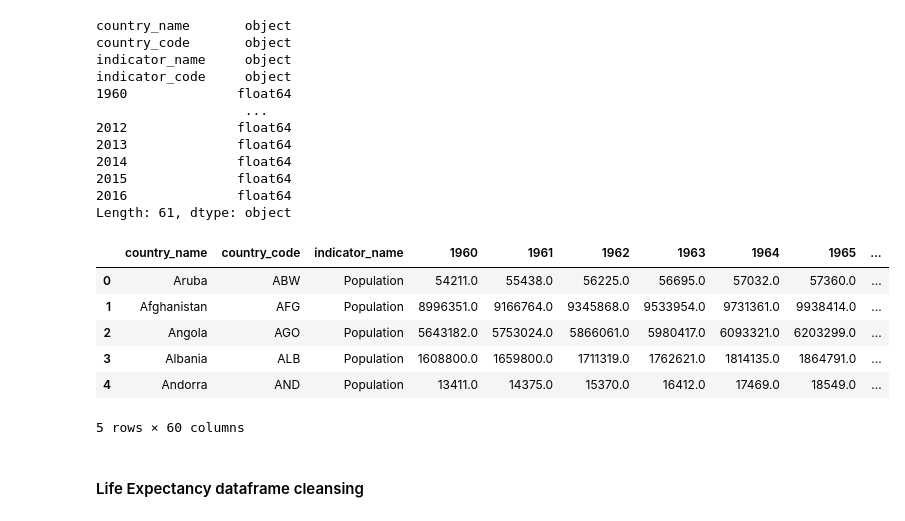
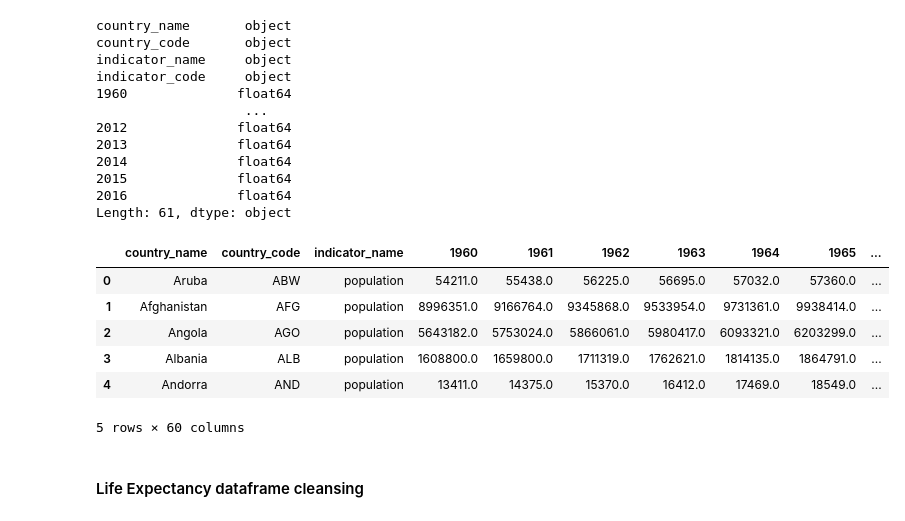
Before and after one commit to Starlinf/ETL_Project, a Jupyter notebook: ETL_pandas.ipynb, the cells around one changed output. Drawn from its saved outputs; the diff is of its cells as text; code cells hidden in the pictures.

```diff
--- a/ETL_pandas.ipynb
+++ b/ETL_pandas.ipynb
@@ -83,24 +83,24 @@ Length: 61, dtype: object
 # %%
 # drop NaN's
 no_null_pop_df = pop_df.dropna(how='any')
 
 # drop column indicator_codenew
 new_pop_df = no_null_pop_df.drop(columns=['indicator_code'])
 
 # remove ", total" from indicator name
-new_pop_df['indicator_name'] = new_pop_df['indicator_name'].replace({'Population, total': 'Population'})
+new_pop_df['indicator_name'] = new_pop_df['indicator_name'].replace({'Population, total': 'population'})
 
 # set country_code as index
 # new_pop_df.set_index("country_code", inplace=True)
 
 new_pop_df.head()
 # %% [output]
 |  | country_name | country_code | indicator_name | 1960 | 1961 | 1962 | 1963 | 1964 | 1965 | ... |
-| 0 | Aruba | ABW | Population | 54211.0 | 55438.0 | 56225.0 | 56695.0 | 57032.0 | 57360.0 | ... |
-| 1 | Afghanistan | AFG | Population | 8996351.0 | 9166764.0 | 9345868.0 | 9533954.0 | 9731361.0 | 9938414.0 | ... |
-| 2 | Angola | AGO | Population | 5643182.0 | 5753024.0 | 5866061.0 | 5980417.0 | 6093321.0 | 6203299.0 | ... |
-| 3 | Albania | ALB | Population | 1608800.0 | 1659800.0 | 1711319.0 | 1762621.0 | 1814135.0 | 1864791.0 | ... |
-| 4 | Andorra | AND | Population | 13411.0 | 14375.0 | 15370.0 | 16412.0 | 17469.0 | 18549.0 | ... |
+| 0 | Aruba | ABW | population | 54211.0 | 55438.0 | 56225.0 | 56695.0 | 57032.0 | 57360.0 | ... |
+| 1 | Afghanistan | AFG | population | 8996351.0 | 9166764.0 | 9345868.0 | 9533954.0 | 9731361.0 | 9938414.0 | ... |
+| 2 | Angola | AGO | population | 5643182.0 | 5753024.0 | 5866061.0 | 5980417.0 | 6093321.0 | 6203299.0 | ... |
+| 3 | Albania | ALB | population | 1608800.0 | 1659800.0 | 1711319.0 | 1762621.0 | 1814135.0 | 1864791.0 | ... |
+| 4 | Andorra | AND | population | 13411.0 | 14375.0 | 15370.0 | 16412.0 | 17469.0 | 18549.0 | ... |
 5 rows × 60 columns
 # %% [markdown]
 #### Life Expectancy dataframe cleansing
```
Also changed, not shown: parts of 20 cells of this notebook.
